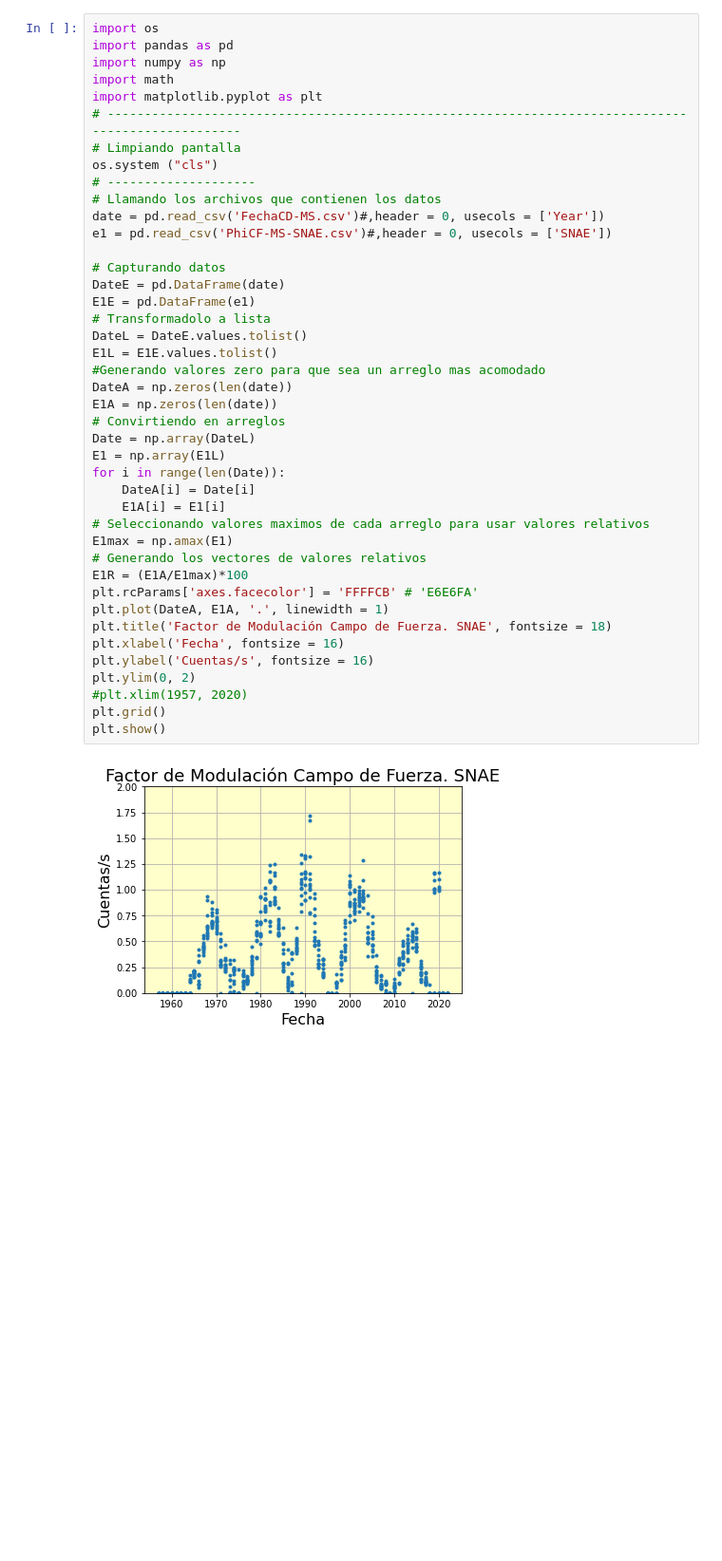
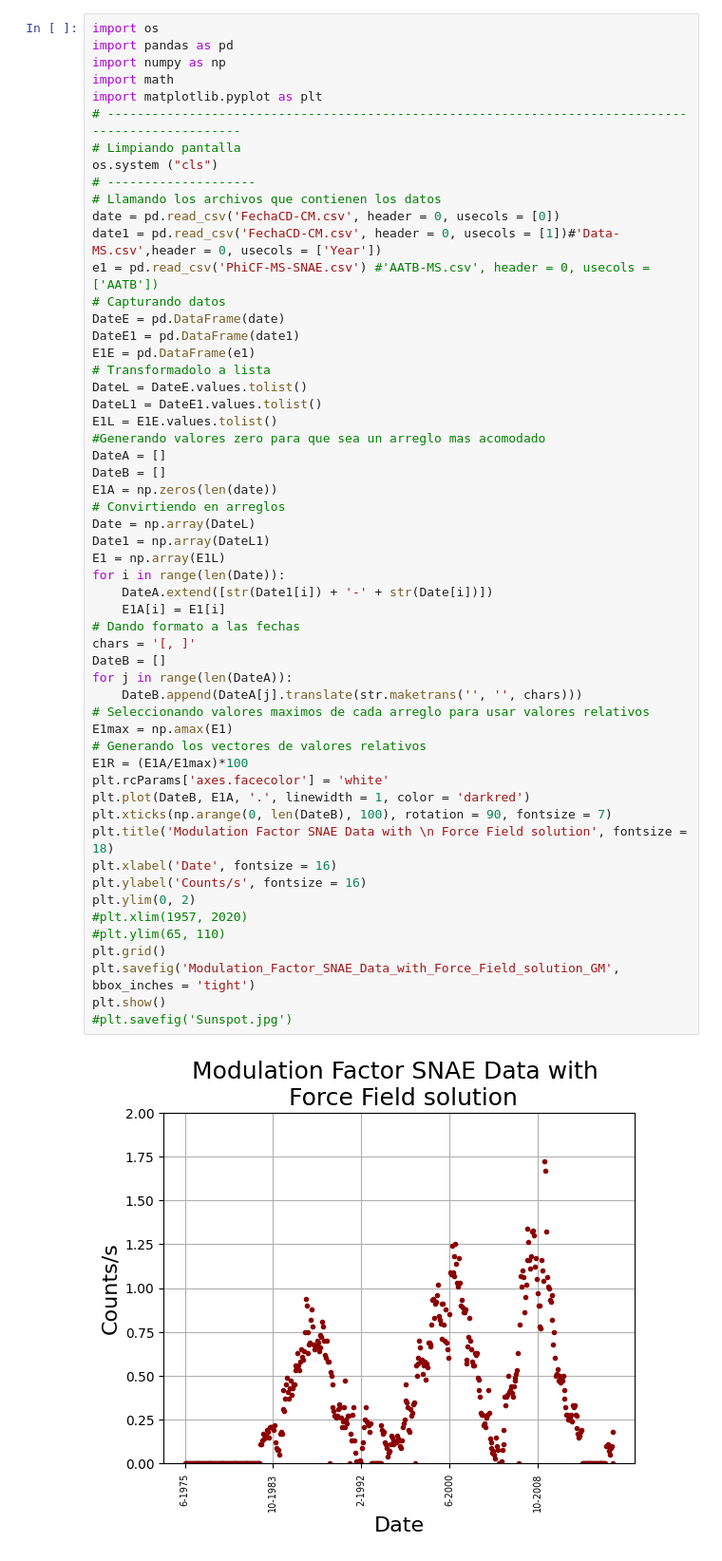
Before and after one commit to JorUrie/TRC, a Jupyter notebook: G&M/Select/Plot.ipynb, the cells around one changed output. Shown at 95% size. Drawn from its saved outputs; the diff is of its cells as text; blank space fills up the shorter version.

```diff
--- a/G&M/Select/Plot.ipynb
+++ b/G&M/Select/Plot.ipynb
@@ -4,41 +4,54 @@ import pandas as pd
 import numpy as np
 import math
 import matplotlib.pyplot as plt
 # --------------------------------------------------------------------------------------------------
 # Limpiando pantalla
 os.system ("cls")
 # --------------------
 # Llamando los archivos que contienen los datos
-date = pd.read_csv('FechaCD-MS.csv')#,header = 0, usecols = ['Year'])
-e1 = pd.read_csv('PhiCF-MS-SNAE.csv')#,header = 0, usecols = ['SNAE'])
-
+date = pd.read_csv('FechaCD-CM.csv', header = 0, usecols = [0])
+date1 = pd.read_csv('FechaCD-CM.csv', header = 0, usecols = [1])#'Data-MS.csv',header = 0, usecols = ['Year'])
+e1 = pd.read_csv('PhiCF-MS-SNAE.csv') #'AATB-MS.csv', header = 0, usecols = ['AATB'])
 # Capturando datos
 DateE = pd.DataFrame(date)
+DateE1 = pd.DataFrame(date1)
 E1E = pd.DataFrame(e1)
 # Transformadolo a lista
 DateL = DateE.values.tolist()
+DateL1 = DateE1.values.tolist()
 E1L = E1E.values.tolist()
 #Generando valores zero para que sea un arreglo mas acomodado
-DateA = np.zeros(len(date))
+DateA = []
+DateB = []
 E1A = np.zeros(len(date))
 # Convirtiendo en arreglos
 Date = np.array(DateL)
+Date1 = np.array(DateL1)
 E1 = np.array(E1L)
 for i in range(len(Date)):
-    DateA[i] = Date[i]
+    DateA.extend([str(Date1[i]) + '-' + str(Date[i])])
     E1A[i] = E1[i]
+# Dando formato a las fechas
+chars = '[, ]'
+DateB = []
+for j in range(len(DateA)):
+    DateB.append(DateA[j].translate(str.maketrans('', '', chars)))
 # Seleccionando valores maximos de cada arreglo para usar valores relativos
 E1max = np.amax(E1)
 # Generando los vectores de valores relativos
 E1R = (E1A/E1max)*100
-plt.rcParams['axes.facecolor'] = 'FFFFCB' # 'E6E6FA'
-plt.plot(DateA, E1A, '.', linewidth = 1)
-plt.title('Factor de Modulación Campo de Fuerza. SNAE', fontsize = 18)
-plt.xlabel('Fecha', fontsize = 16)
-plt.ylabel('Cuentas/s', fontsize = 16)
+plt.rcParams['axes.facecolor'] = 'white'
+plt.plot(DateB, E1A, '.', linewidth = 1, color = 'darkred')
+plt.xticks(np.arange(0, len(DateB), 100), rotation = 90, fontsize = 7)
+plt.title('Modulation Factor SNAE Data with \n Force Field solution', fontsize = 18)
+plt.xlabel('Date', fontsize = 16)
+plt.ylabel('Counts/s', fontsize = 16)
 plt.ylim(0, 2)
 #plt.xlim(1957, 2020)
+#plt.ylim(65, 110)
 plt.grid()
+plt.savefig('Modulation_Factor_SNAE_Data_with_Force_Field_solution_GM', bbox_inches = 'tight')
 plt.show()
+#plt.savefig('Sunspot.jpg')
 # %% [output]
-[figure, old version]
+[figure, new version]
```
Also changed, not shown: 14 other files.
